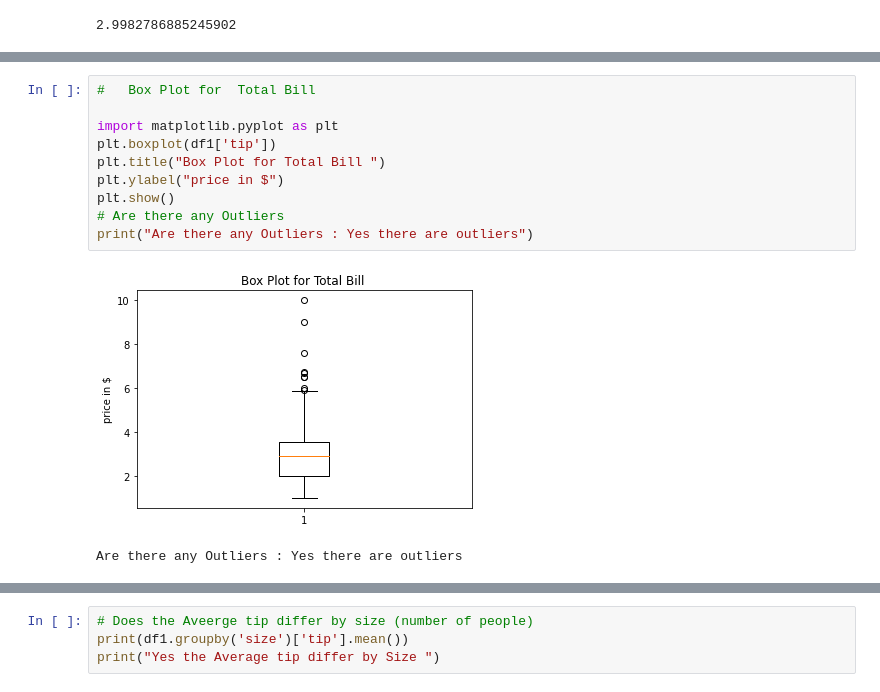
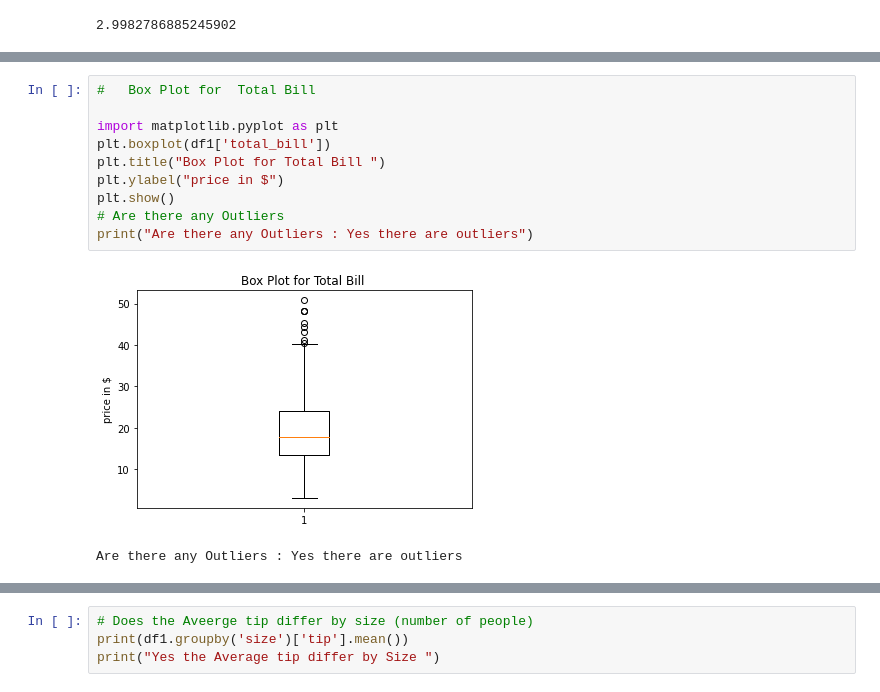
Before and after one commit to Arshad00a/Arshad-Ansari, a Jupyter notebook: Copy_of_Python_Assignment_1.ipynb, the cells around one changed output, grey strips where cells are left out. Drawn from its saved outputs; the diff is of its cells as text.

```diff
--- a/Copy_of_Python_Assignment_1.ipynb
+++ b/Copy_of_Python_Assignment_1.ipynb
@@ -53,15 +56,15 @@ printing out median of column tip :  2.9
 # %%
 #   Box Plot for  Total Bill
 
 import matplotlib.pyplot as plt
-plt.boxplot(df1['tip'])
+plt.boxplot(df1['total_bill'])
 plt.title("Box Plot for Total Bill ")
 plt.ylabel("price in $")
 plt.show()
 # Are there any Outliers
 print("Are there any Outliers : Yes there are outliers")
 # %% [output]
-[figure, old version]
+[figure, new version]
 Are there any Outliers : Yes there are outliers
 # %%
 # what is the percentage of females in data
```
Also changed, not shown: parts of 6 cells of this notebook.
